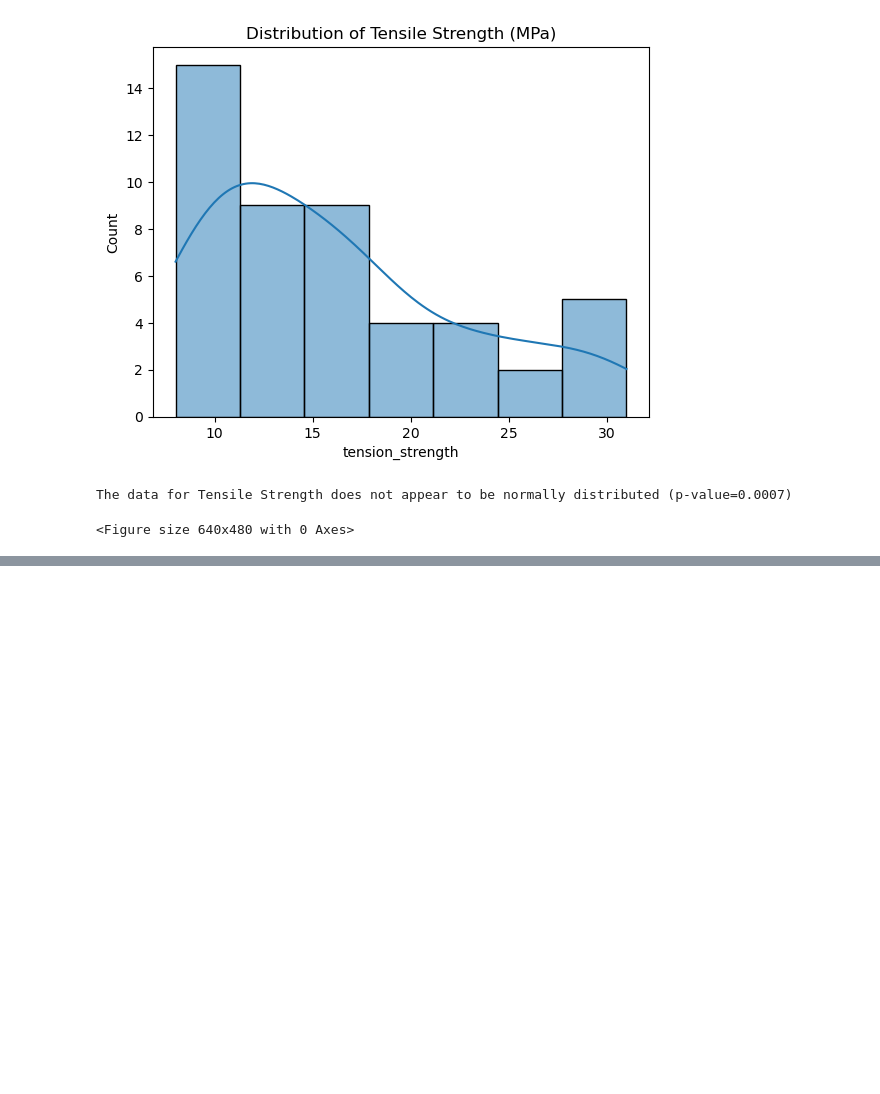
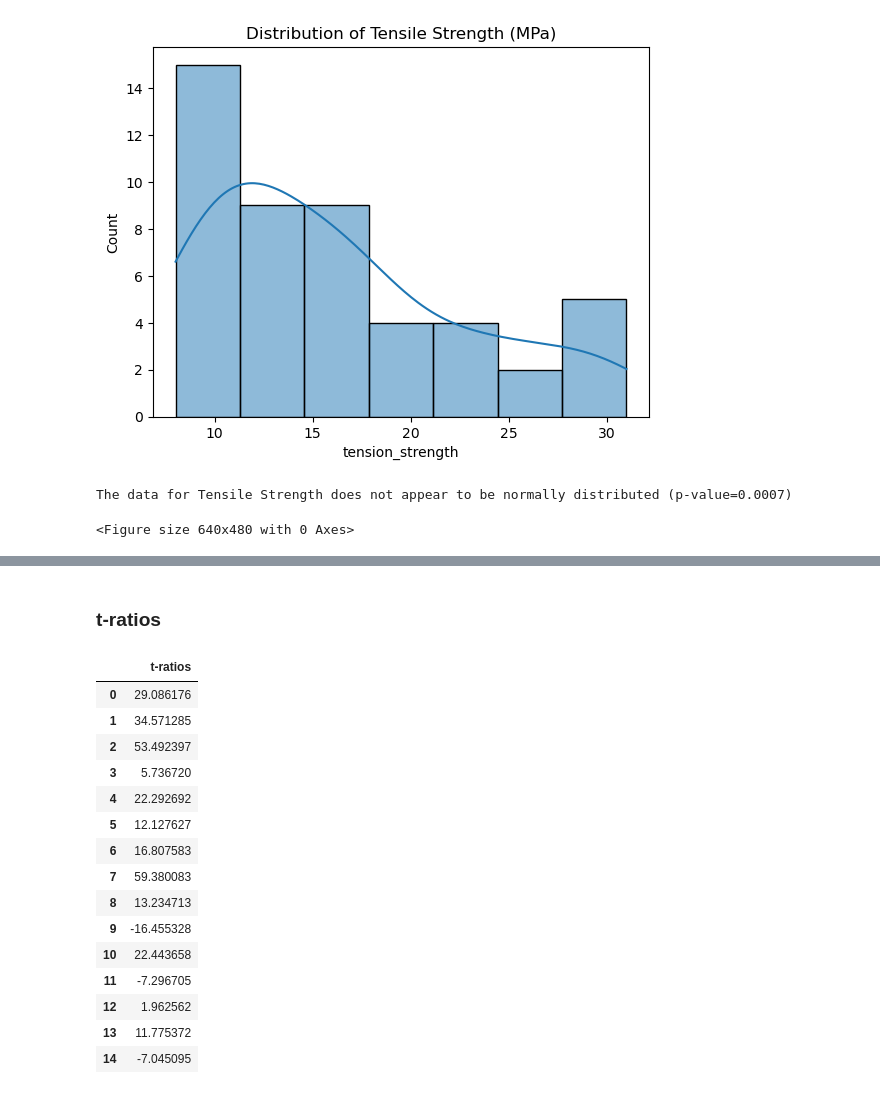
Before and after one commit to tapashreepradhan/semester-project-H02V8a, a Jupyter notebook: project.ipynb, the cells around one changed output, grey strips where cells are left out. Cells and saved outputs as stored; diff of their text form; code cells hidden in the pictures; blank space fills up the shorter version.

```diff
--- a/project.ipynb
+++ b/project.ipynb
@@ -143,0 +292,10 @@ To determine whether the coefficients and factors are of significance for the mo
+# %%
+# Given coefficient estimates
+coeff_estimates = np.array([385.333333/2, 458.000000/2, 708.666667/2, 76.000000/2, 295.333333/2,
+                            160.666667/2, 222.666667/2, 786.666667/2, 175.333333/2, -218.000000/2,
+                            297.333333/2, -96.666667/2, 26.000000/2, 156.000000/2, -93.333333/2])
+n = len(coeff_estimates)
+x_mean = np.mean(result)
+sigma_hat_squared_i = np.array(np.sum((coeff_estimates - x_mean) ** 2) / (n - 1))
+sigma_hat_squared = np.sum(sigma_hat_squared_i/(2**k))
+se_Effect = np.sqrt(sigma_hat_squared/(n*2**(k-2)))
@@ -143,0 +306,22 @@ To determine whether the coefficients and factors are of significance for the mo
+# %% [markdown]
+### t-ratios
+# %%
+t_ratios = factorial_effect/se_Effect
+t_ratios.rename(columns={'effect estimate':'t-ratios'})
+# %% [output]
+|  | t-ratios |
+| 0 | 29.086176 |
+| 1 | 34.571285 |
+| 2 | 53.492397 |
+| 3 | 5.736720 |
+| 4 | 22.292692 |
+| 5 | 12.127627 |
+| 6 | 16.807583 |
+| 7 | 59.380083 |
+| 8 | 13.234713 |
+| 9 | -16.455328 |
+| 10 | 22.443658 |
+| 11 | -7.296705 |
+| 12 | 1.962562 |
+| 13 | 11.775372 |
+| 14 | -7.045095 |
```
Also changed, not shown: parts of 22 cells of this notebook, 1 other file.
